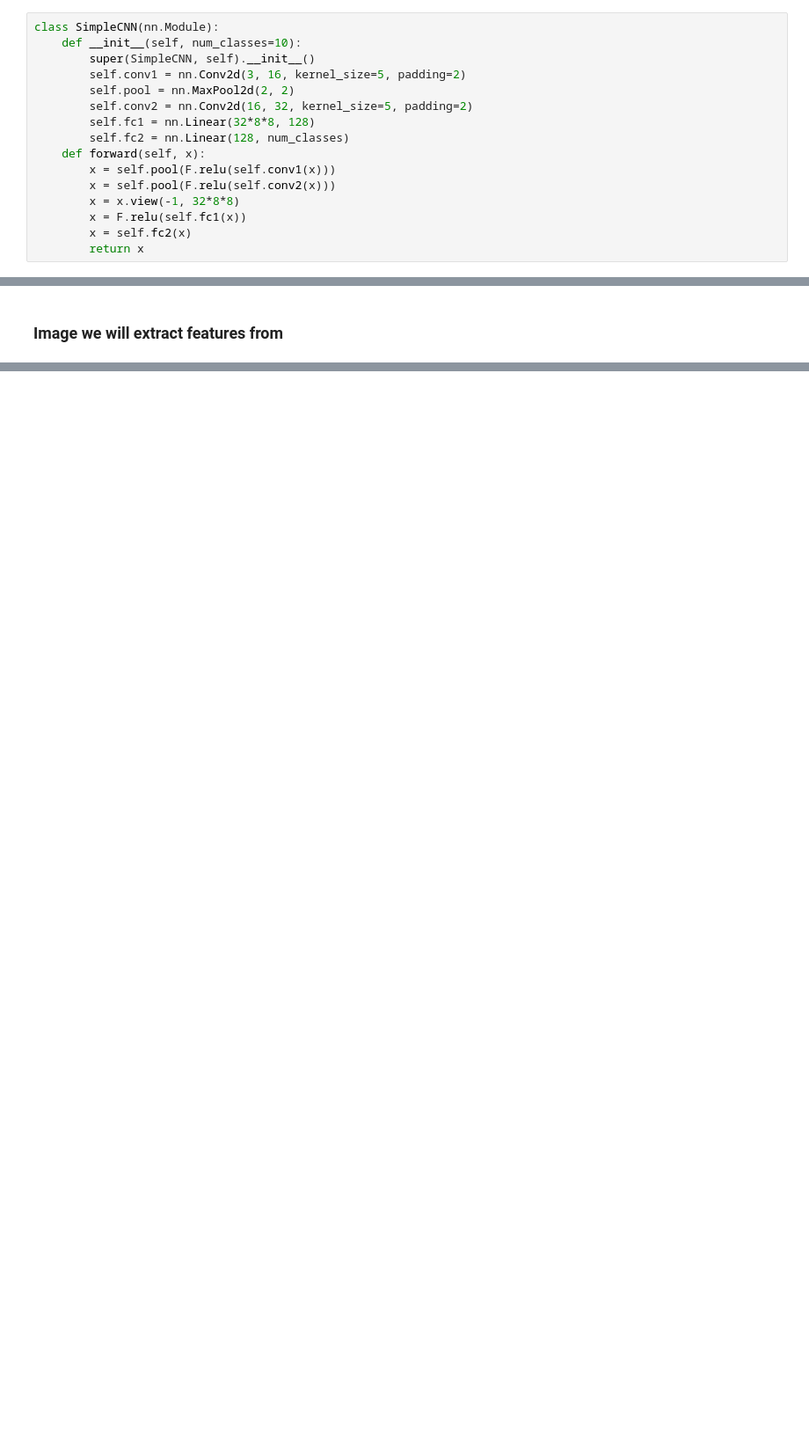
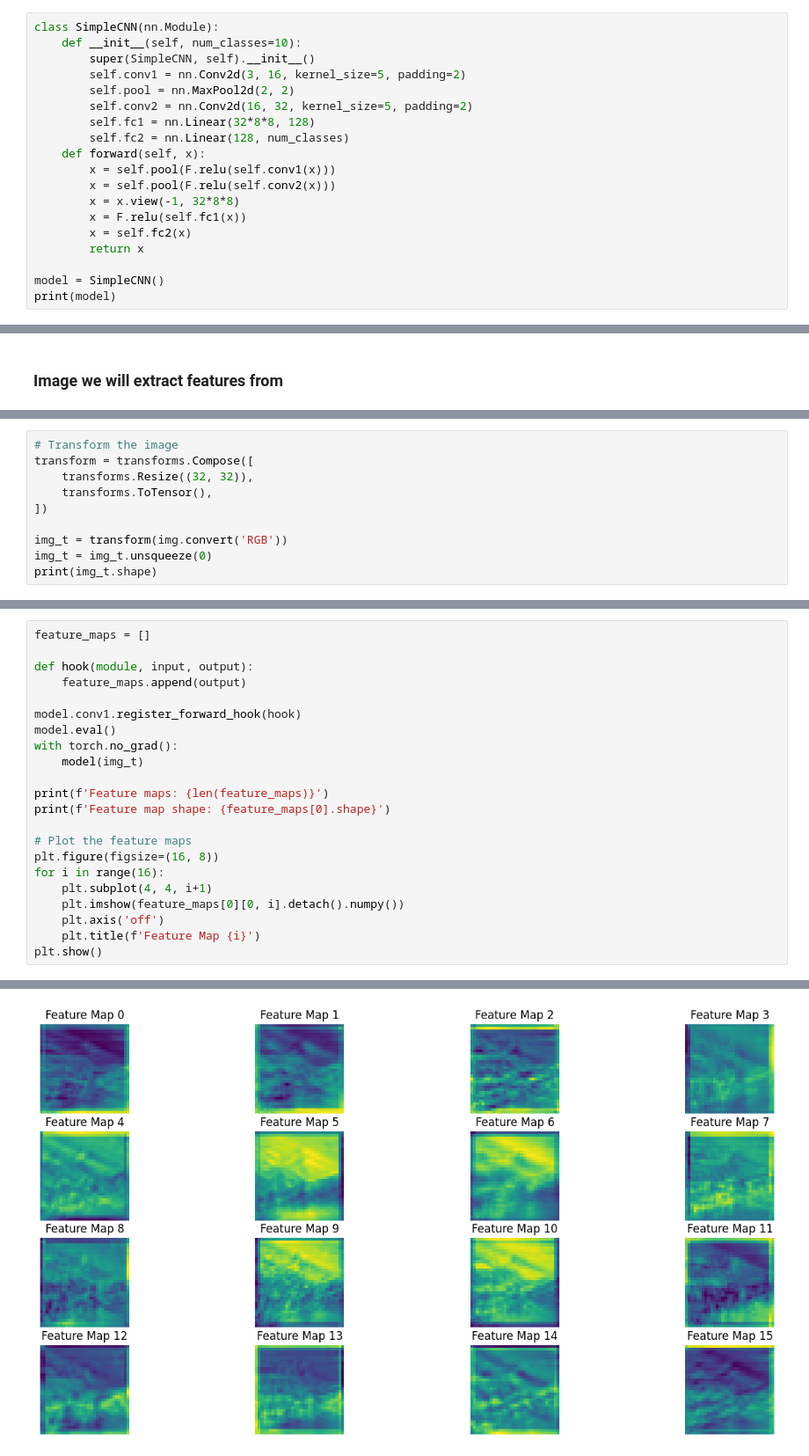
Before and after one commit to kkipngenokoech/Applied-Computer-Vision, a Jupyter notebook: CNN/cnn.ipynb, the cells around one changed output, grey strips where cells are left out. Shown: that part at 88% size. Drawn from its saved outputs; the diff is of its cells as text; blank space fills up the shorter version.

```diff
--- a/CNN/cnn.ipynb
+++ b/CNN/cnn.ipynb
@@ -24,3 +24,6 @@ class SimpleCNN(nn.Module):
         x = F.relu(self.fc1(x))
         x = self.fc2(x)
         return x
+
+model = SimpleCNN()
+print(model)
@@ -28,0 +67,10 @@ class SimpleCNN(nn.Module):
+# %%
+# Transform the image
+transform = transforms.Compose([
+    transforms.Resize((32, 32)),
+    transforms.ToTensor(),
+])
+
+img_t = transform(img.convert('RGB'))
+img_t = img_t.unsqueeze(0)
+print(img_t.shape)
@@ -28,0 +81,23 @@ class SimpleCNN(nn.Module):
+# %%
+feature_maps = []
+
+def hook(module, input, output):
+    feature_maps.append(output)
+
+model.conv1.register_forward_hook(hook)
+model.eval()
+with torch.no_grad():
+    model(img_t)
+
+print(f'Feature maps: {len(feature_maps)}')
+print(f'Feature map shape: {feature_maps[0].shape}')
+
+# Plot the feature maps
+plt.figure(figsize=(16, 8))
+for i in range(16):
+    plt.subplot(4, 4, i+1)
+    plt.imshow(feature_maps[0][0, i].detach().numpy())
+    plt.axis('off')
+    plt.title(f'Feature Map {i}')
+plt.show()
+# %% [output]
@@ -28,0 +106 @@ class SimpleCNN(nn.Module):
+[figure, added]
```
Also changed, not shown: parts of 8 cells of this notebook.
